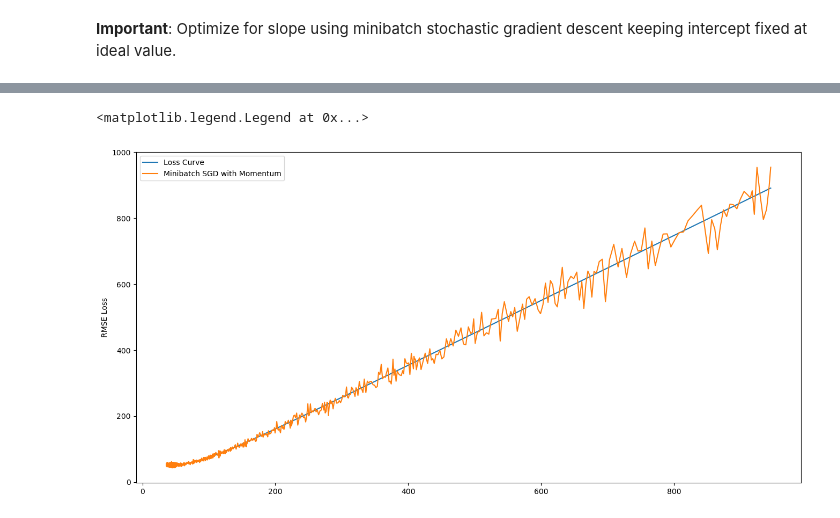
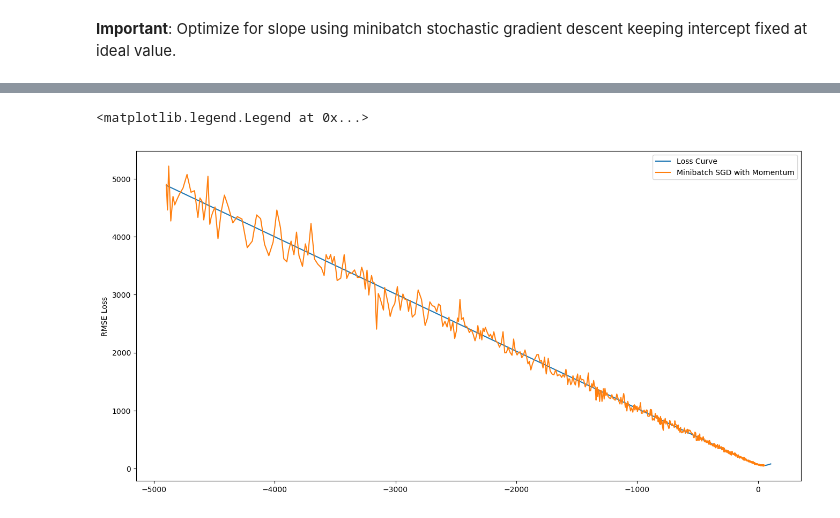
Before and after one commit to Abhi-gitone/Machine-Learning-from-Scratch, a Jupyter notebook: MINIBATCH_STOCHASTIC_GRADIENT_DESCENT/minibatch_sgd_with_momentum.ipynb, the cells around one changed output, grey strips where cells are left out. Drawn from its saved outputs; the diff is of its cells as text; code cells hidden in the pictures.

```diff
--- a/MINIBATCH_STOCHASTIC_GRADIENT_DESCENT/minibatch_sgd_with_momentum.ipynb
+++ b/MINIBATCH_STOCHASTIC_GRADIENT_DESCENT/minibatch_sgd_with_momentum.ipynb
@@ -51,7 +51,7 @@ def RMSE(m, c, x, y_true):
 # %%
 ## running minibatch gradient descent
 
-m = float(np.random.randint(900, 1000, 1)[0]) ## random slope initialization very far from ideal value
+m = float(np.random.randint(-5000, -4000, 1)[0]) ## random slope initialization very far from ideal value
 
 m_start = m ## to store initial value of m
 
@@ -131,19 +131,19 @@ final_loss: 52.08    ideal_loss: 52.0
 # %%
 %matplotlib inline
 
 plt, ax = plt.subplots(figsize=(16,8))
 
-sns.lineplot(x=np.linspace(2*min(m_list), max(m_list), num_epochs),
-            y=[RMSE(m=m, c=c, x=X, y_true=y) for m in np.linspace(2*min(m_list), max(m_list), num_epochs)],
+sns.lineplot(x=np.linspace(min(m_list), 2*max(m_list), num_epochs),
+            y=[RMSE(m=m, c=c, x=X, y_true=y) for m in np.linspace(min(m_list), 2*max(m_list), num_epochs)],
             ax=ax)
 
 sns.lineplot(x=m_list, y=loss_list, ax=ax)
 
 ax.set_label('Slope (m)')
 
 ax.set_ylabel('RMSE Loss')
 
 ax.legend(['Loss Curve', 'Minibatch SGD with Momentum'])
 # %% [output]
 <matplotlib.legend.Legend at 0x...>
-[figure, old version]
+[figure, new version]
```
Also changed, not shown: parts of 4 cells of this notebook, 1 other file.
